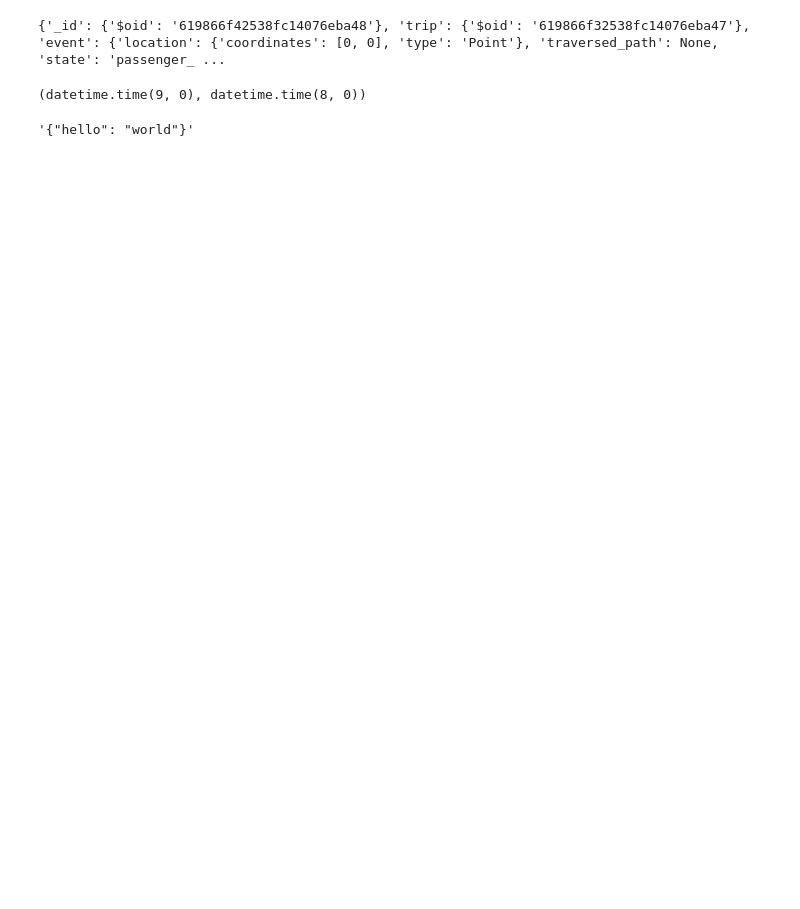
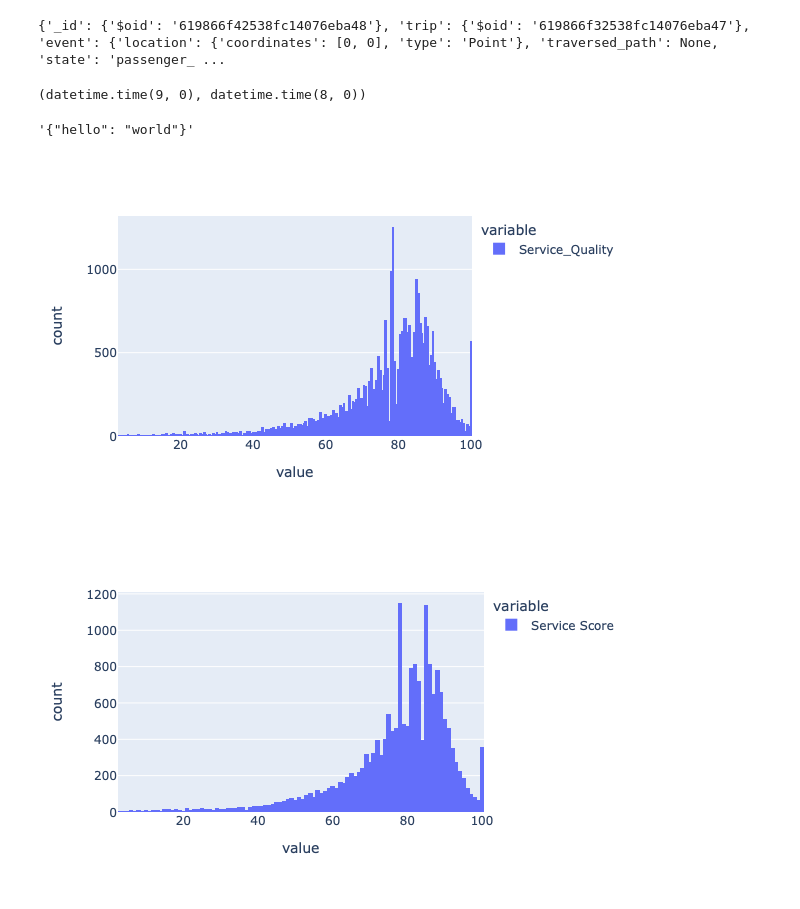
Before and after one commit to IORA-NUS/openride_apps, a Jupyter notebook: apps/analytics_app/notebook/Untitled.ipynb, the cells around one changed output. Drawn from its saved outputs; the diff is of its cells as text; code cells hidden in the pictures; blank space fills up the shorter version.

```diff
--- a/apps/analytics_app/notebook/Untitled.ipynb
+++ b/apps/analytics_app/notebook/Untitled.ipynb
@@ -103,3 +103,19 @@ d['hello'] = 'world'
 json.dumps(d)
 # %% [output]
 '{"hello": "world"}'
+# %%
+import pandas as pd
+
+scenario_folder = '/Users/rajiv/Development/iora/python/openroad/ride_hailing/apps/scenario'
+input_data_folder = f"{scenario_folder}/comfort_delgro_2017/20171201_SvcDist2"
+
+driver_df = pd.read_csv(f"{input_data_folder}/Driver_Sample.csv")
+service = pd.read_csv(f"{input_data_folder}/service_dist.csv")
+# %%
+import plotly.express as px
+
+px.histogram(driver_df['Service_Quality']).show()
+px.histogram(service['Service Score']).show()
+# %% [output]
+[figure, added]
+[figure, added]
```
Also changed, not shown: parts of 2 cells of this notebook, 36 other files.
